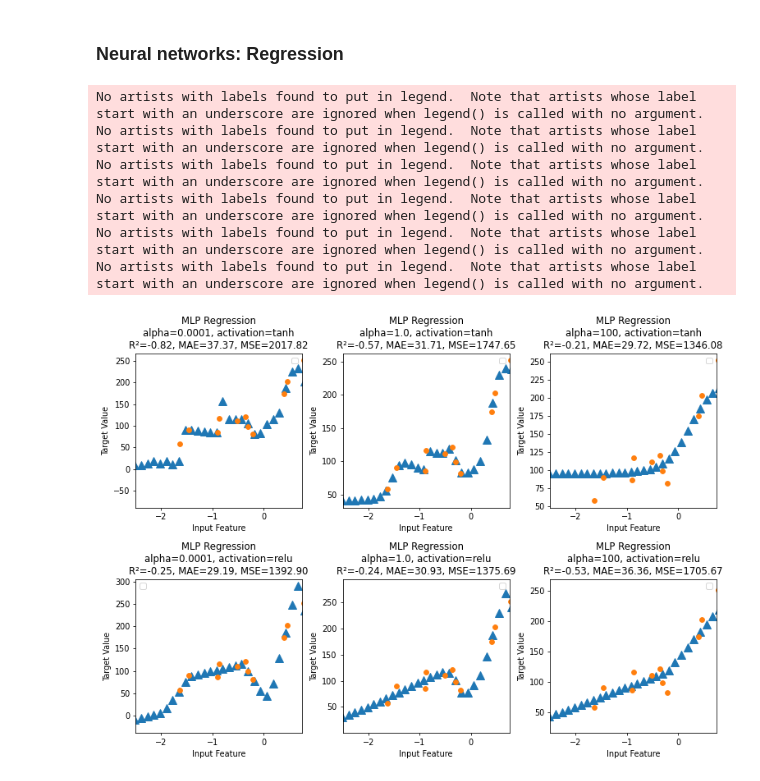
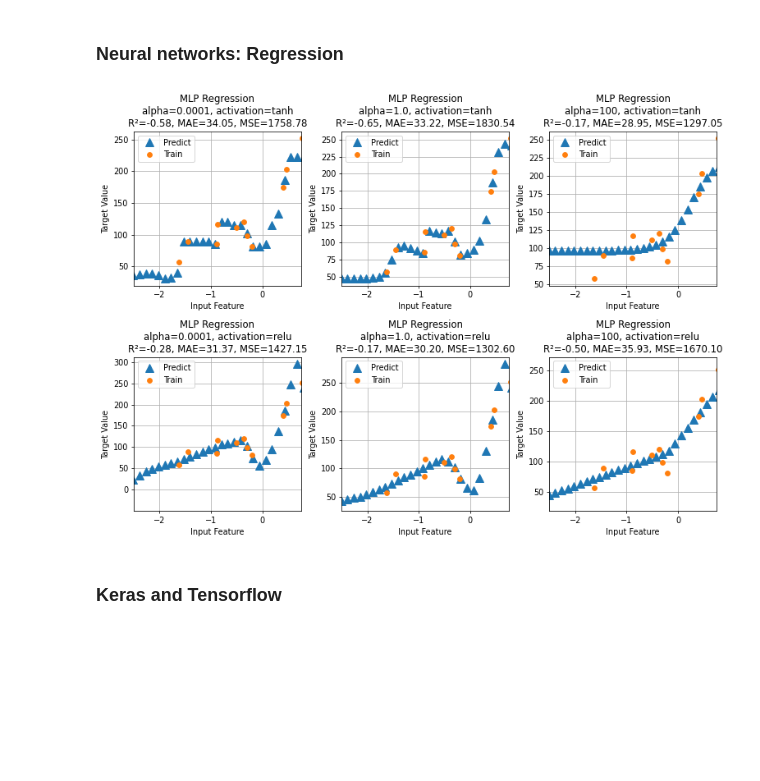
Before and after one commit to MillerQuintero2001/ARISA_Project_Data_Science, a Jupyter notebook: Class_#6/1-ANN.ipynb, the cells around one changed output. Cells and saved outputs as stored; diff of their text form; code cells hidden in the pictures; blank space fills up the shorter version.

```diff
--- a/Class_#6/1-ANN.ipynb
+++ b/Class_#6/1-ANN.ipynb
@@ -719,44 +719,39 @@ fig, subaxes = plt.subplots(2, 3, figsize=(11,8), dpi=70)
 
 X_predict_input = np.linspace(-3, 3, 50).reshape(-1,1)
 
 X_train, X_test, y_train, y_test = train_test_split(X_R1[0::5], y_R1[0::5], random_state = 0)
 
 for thisaxisrow, thisactivation in zip(subaxes, ['tanh', 'relu']):
     for thisalpha, thisaxis in zip([0.0001, 1.0, 100], thisaxisrow):
         mlpreg = MLPRegressor(hidden_layer_sizes = [100,100],
                              activation = thisactivation,
-                             alpha = thisalpha, max_iter=5000,
+                             alpha = thisalpha, max_iter=15000,
                              solver = 'lbfgs').fit(X_train, y_train)
         y_predict_output = mlpreg.predict(X_predict_input)
 
           # Generate predictions for test set (for metrics calculation)
         y_test_pred = mlpreg.predict(X_test)
 
 
         thisaxis.set_xlim([-2.5, 0.75])
         thisaxis.plot(X_predict_input, y_predict_output,
-                     '^', markersize = 10)
-        thisaxis.plot(X_train, y_train, 'o')
-        thisaxis.set_xlabel('Input feature')
-        thisaxis.set_ylabel('Target value')
-        thisaxis.set_title('MLP regression\nalpha={}, activation={})'
-                          .format(thisalpha, thisactivation))
+                     '^', markersize = 10, label = 'Predict')
+        thisaxis.plot(X_train, y_train, 'o', label = 'Train')
+        # thisaxis.set_xlabel('Input feature')
+        # thisaxis.set_ylabel('Target value')
+        # thisaxis.set_title('MLP regression\nalpha={}, activation={})'
+        #                   .format(thisalpha, thisactivation))
         plt.tight_layout()
 
         r2 = r2_score(y_test, y_test_pred)
         mae = mean_absolute_error(y_test, y_test_pred)
         mse = mean_squared_error(y_test, y_test_pred)
 
         # Set labels and title
         thisaxis.set_xlabel('Input Feature')
         thisaxis.set_ylabel('Target Value')
         thisaxis.set_title(f"MLP Regression\nalpha={thisalpha}, activation={thisactivation}\nR²={r2:.2f}, MAE={mae:.2f}, MSE={mse:.2f}")
+        thisaxis.grid()
         thisaxis.legend()
 # %% [output]
-No artists with labels found to put in legend.  Note that artists whose label start with an underscore are ignored when legend() is called with no argument.
-No artists with labels found to put in legend.  Note that artists whose label start with an underscore are ignored when legend() is called with no argument.
-No artists with labels found to put in legend.  Note that artists whose label start with an underscore are ignored when legend() is called with no argument.
-No artists with labels found to put in legend.  Note that artists whose label start with an underscore are ignored when legend() is called with no argument.
-No artists with labels found to put in legend.  Note that artists whose label start with an underscore are ignored when legend() is called with no argument.
-No artists with labels found to put in legend.  Note that artists whose label start with an underscore are ignored when legend() is called with no argument.
-[figure, old version]
+[figure, new version]
@@ -764,0 +758,2 @@ pip install keras
+# %% [markdown]
+### Keras and Tensorflow
```
Also changed, not shown: parts of 9 cells of this notebook, 20 other files.
